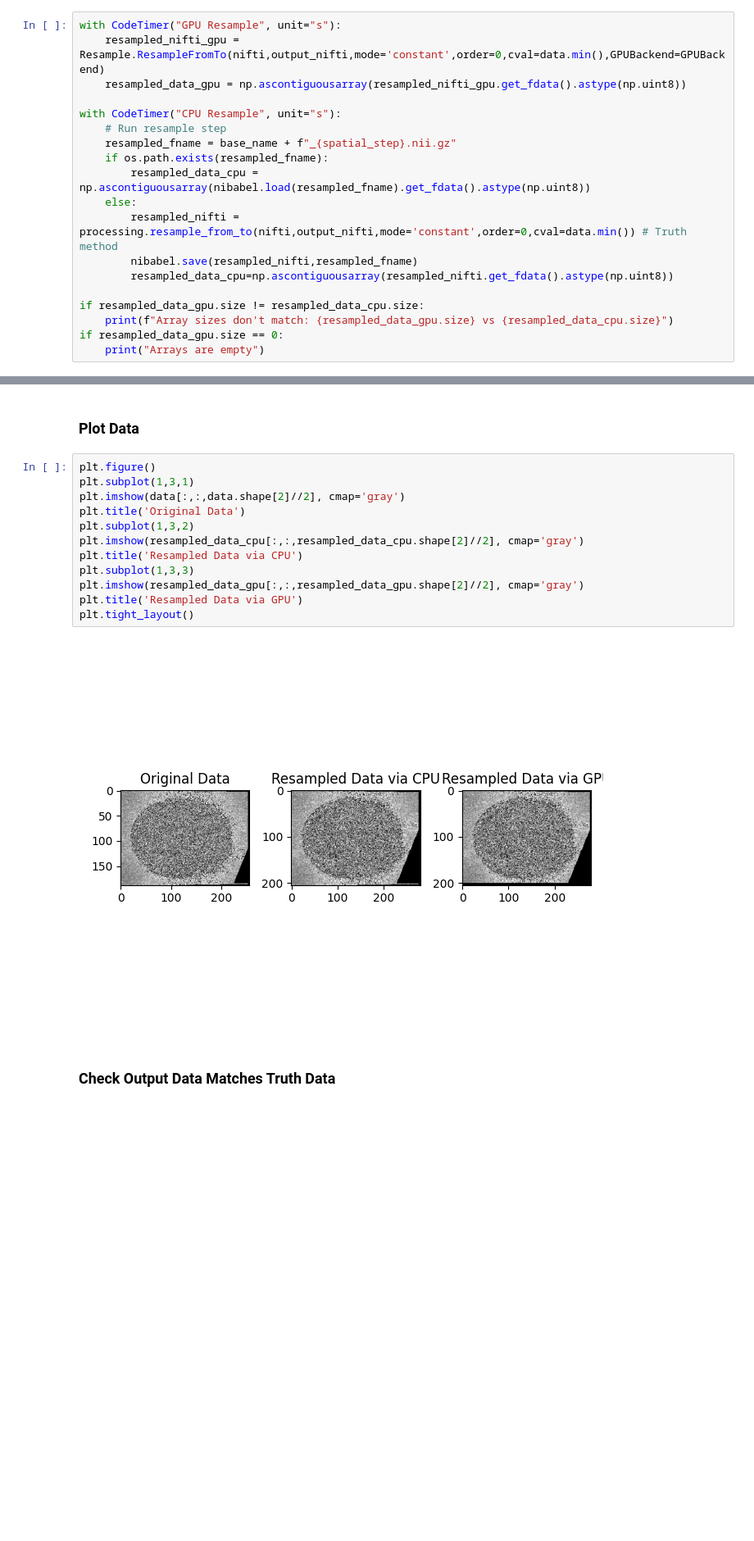
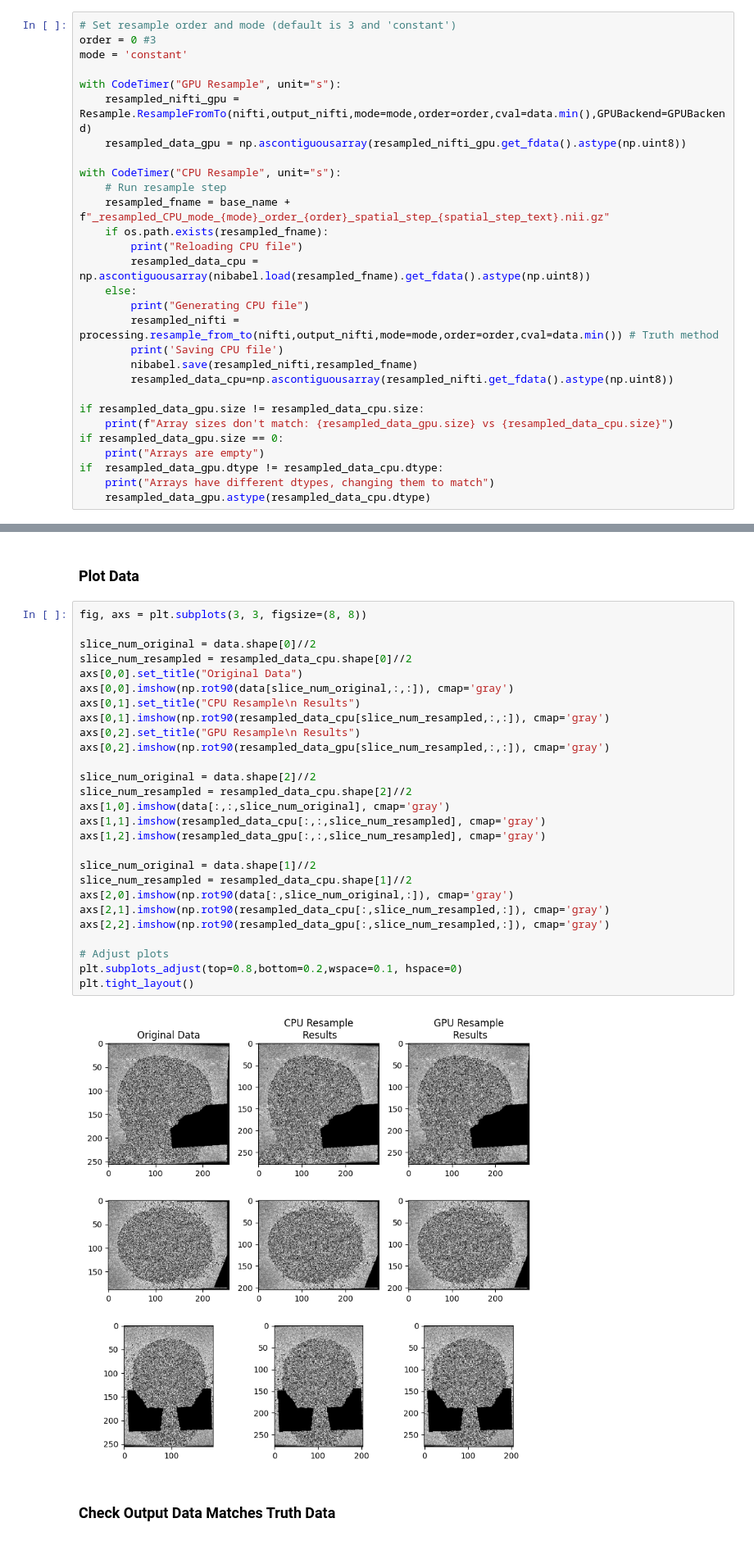
Before and after one commit to ProteusMRIgHIFU/BabelBrain, a Jupyter notebook: BabelBrain/GPUResample/testresample.ipynb, the cells around one changed output, grey strips where cells are left out. Shown at 82% size. Drawn from its saved outputs; the diff is of its cells as text; blank space fills up the shorter version.

```diff
--- a/BabelBrain/GPUResample/testresample.ipynb
+++ b/BabelBrain/GPUResample/testresample.ipynb
@@ -57,17 +90,24 @@ output_nifti = nifti1.Nifti1Image(output_data,T1W_affine_upscaled)
 # %% [markdown]
 ### Run Resample Step
 # %%
+# Set resample order and mode (default is 3 and 'constant')
+order = 0 #3
+mode = 'constant'
+
 with CodeTimer("GPU Resample", unit="s"):
-    resampled_nifti_gpu = Resample.ResampleFromTo(nifti,output_nifti,mode='constant',order=0,cval=data.min(),GPUBackend=GPUBackend)
+    resampled_nifti_gpu = Resample.ResampleFromTo(nifti,output_nifti,mode=mode,order=order,cval=data.min(),GPUBackend=GPUBackend)
     resampled_data_gpu = np.ascontiguousarray(resampled_nifti_gpu.get_fdata().astype(np.uint8))
 
 with CodeTimer("CPU Resample", unit="s"):
     # Run resample step
-    resampled_fname = base_name + f"_{spatial_step}.nii.gz"
+    resampled_fname = base_name + f"_resampled_CPU_mode_{mode}_order_{order}_spatial_step_{spatial_step_text}.nii.gz"
     if os.path.exists(resampled_fname):
+        print("Reloading CPU file")
         resampled_data_cpu = np.ascontiguousarray(nibabel.load(resampled_fname).get_fdata().astype(np.uint8))
     else:
-        resampled_nifti = processing.resample_from_to(nifti,output_nifti,mode='constant',order=0,cval=data.min()) # Truth method
+        print("Generating CPU file")
+        resampled_nifti = processing.resample_from_to(nifti,output_nifti,mode=mode,order=order,cval=data.min()) # Truth method
+        print('Saving CPU file')
         nibabel.save(resampled_nifti,resampled_fname)
         resampled_data_cpu=np.ascontiguousarray(resampled_nifti.get_fdata().astype(np.uint8))
 
@@ -75,5 +115,8 @@ if resampled_data_gpu.size != resampled_data_cpu.size:
     print(f"Array sizes don't match: {resampled_data_gpu.size} vs {resampled_data_cpu.size}")
 if resampled_data_gpu.size == 0:
     print("Arrays are empty")
+if  resampled_data_gpu.dtype != resampled_data_cpu.dtype:
+    print("Arrays have different dtypes, changing them to match")
+    resampled_data_gpu.astype(resampled_data_cpu.dtype)
 # %% [output]
 Starting Resample
@@ -84,19 +128,34 @@ Code block 'CPU Resample' took: 0.38927 s
 # %% [markdown]
 ### Plot Data
 # %%
-plt.figure()
-plt.subplot(1,3,1)
-plt.imshow(data[:,:,data.shape[2]//2], cmap='gray')
-plt.title('Original Data')
-plt.subplot(1,3,2)
-plt.imshow(resampled_data_cpu[:,:,resampled_data_cpu.shape[2]//2], cmap='gray')
-plt.title('Resampled Data via CPU')
-plt.subplot(1,3,3)
-plt.imshow(resampled_data_gpu[:,:,resampled_data_gpu.shape[2]//2], cmap='gray')
-plt.title('Resampled Data via GPU')
+fig, axs = plt.subplots(3, 3, figsize=(8, 8))
+
+slice_num_original = data.shape[0]//2
+slice_num_resampled = resampled_data_cpu.shape[0]//2
+axs[0,0].set_title("Original Data")
+axs[0,0].imshow(np.rot90(data[slice_num_original,:,:]), cmap='gray')
+axs[0,1].set_title("CPU Resample\n Results")
+axs[0,1].imshow(np.rot90(resampled_data_cpu[slice_num_resampled,:,:]), cmap='gray')
+axs[0,2].set_title("GPU Resample\n Results")
+axs[0,2].imshow(np.rot90(resampled_data_gpu[slice_num_resampled,:,:]), cmap='gray')
+
+slice_num_original = data.shape[2]//2
+slice_num_resampled = resampled_data_cpu.shape[2]//2
+axs[1,0].imshow(data[:,:,slice_num_original], cmap='gray')
+axs[1,1].imshow(resampled_data_cpu[:,:,slice_num_resampled], cmap='gray')
+axs[1,2].imshow(resampled_data_gpu[:,:,slice_num_resampled], cmap='gray')
+
+slice_num_original = data.shape[1]//2
+slice_num_resampled = resampled_data_cpu.shape[1]//2
+axs[2,0].imshow(np.rot90(data[:,slice_num_original,:]), cmap='gray')
+axs[2,1].imshow(np.rot90(resampled_data_cpu[:,slice_num_resampled,:]), cmap='gray')
+axs[2,2].imshow(np.rot90(resampled_data_gpu[:,slice_num_resampled,:]), cmap='gray')
+
+# Adjust plots
+plt.subplots_adjust(top=0.8,bottom=0.2,wspace=0.1, hspace=0)
 plt.tight_layout()
 # %% [output]
-[figure, old version]
+[figure, new version]
 # %% [markdown]
 ### Check Output Data Matches Truth Data
 # %%
```
Also changed, not shown: parts of 8 cells of this notebook, 20 other files.
